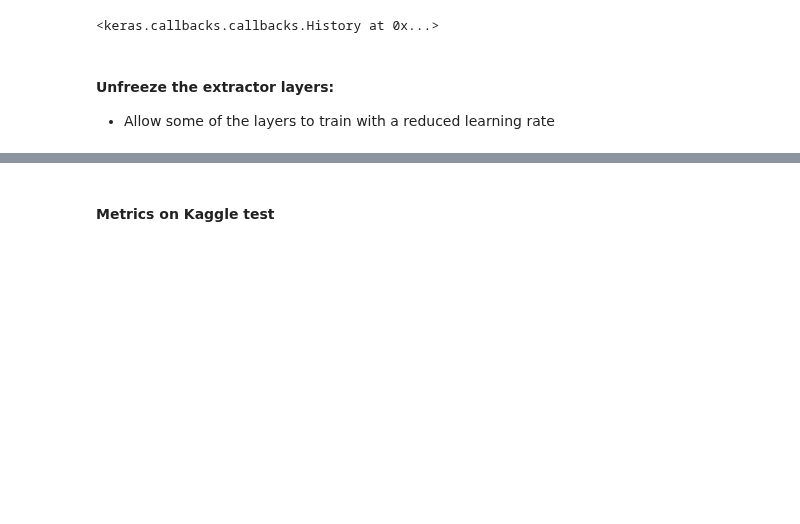
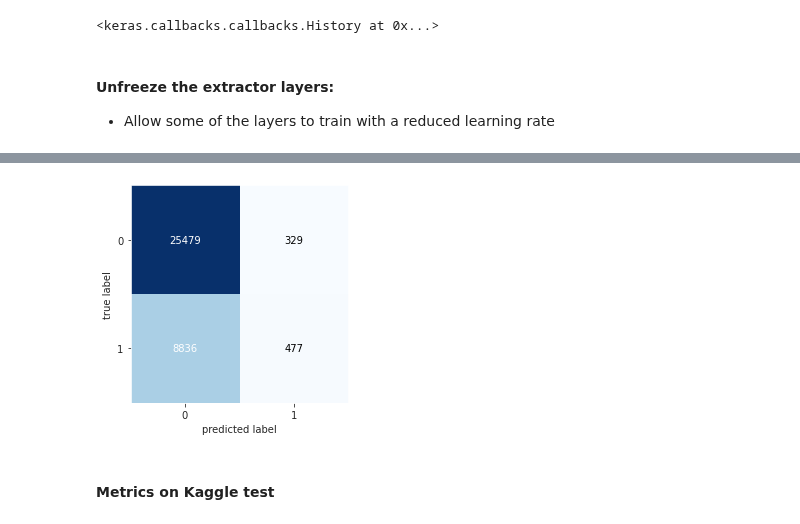
Before and after one commit to jmarrietar/ocular, a Jupyter notebook: Notebooks/transfer_learning_fine_tunning.ipynb, the cells around one changed output, grey strips where cells are left out. Drawn from its saved outputs; the diff is of its cells as text; code cells hidden in the pictures; blank space fills up the shorter version.

```diff
--- a/Notebooks/transfer_learning_fine_tunning.ipynb
+++ b/Notebooks/transfer_learning_fine_tunning.ipynb
@@ -311,3 +326,9 @@ AUC: 0.7042550000000001
+# %%
+fig, ax = plot_confusion_matrix(conf_mat=cm,
+                                show_normed=False)
+plt.show()
+# %% [output]
+[figure, added]
 # %% [markdown]
 #### Metrics on Kaggle test
 # %% [markdown]
```
Also changed, not shown: parts of 22 cells of this notebook.
